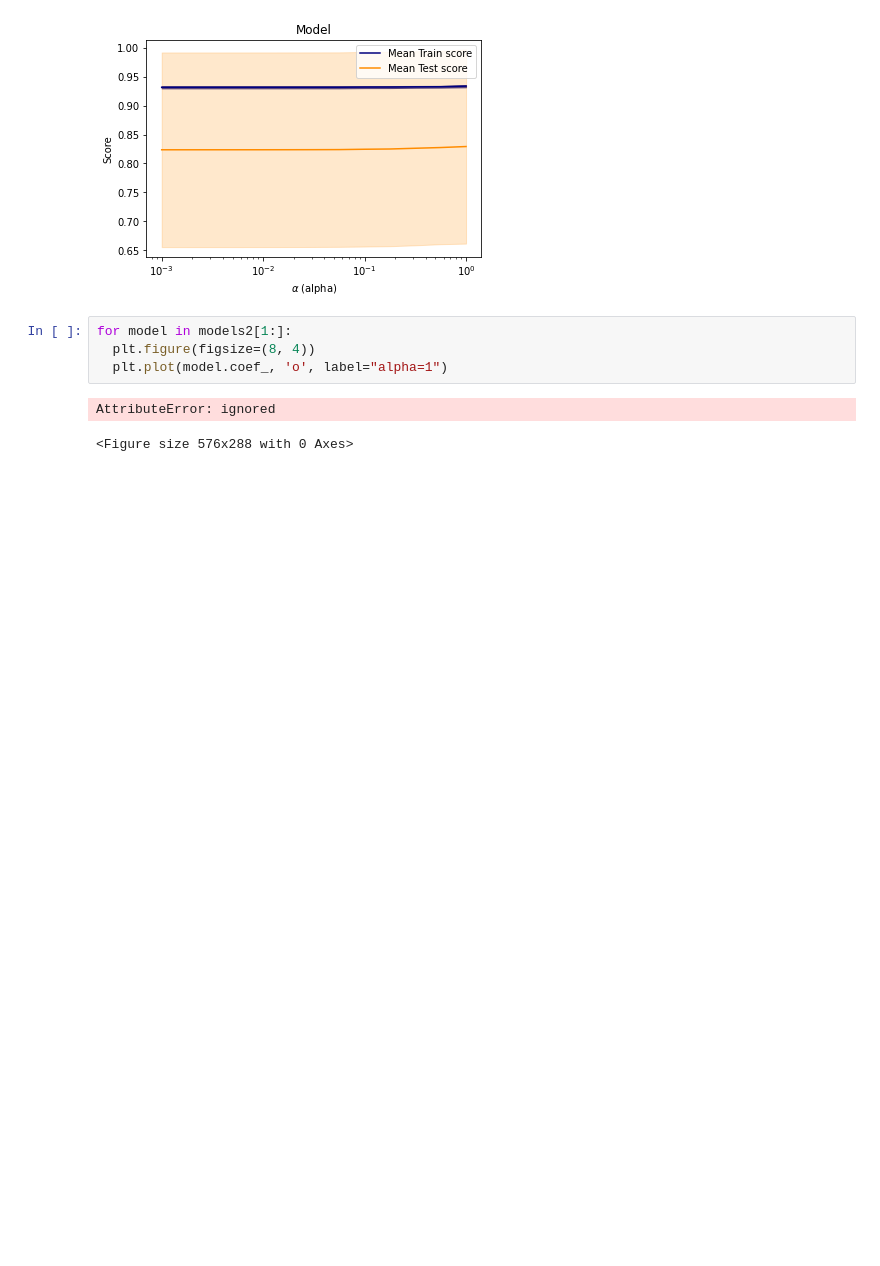
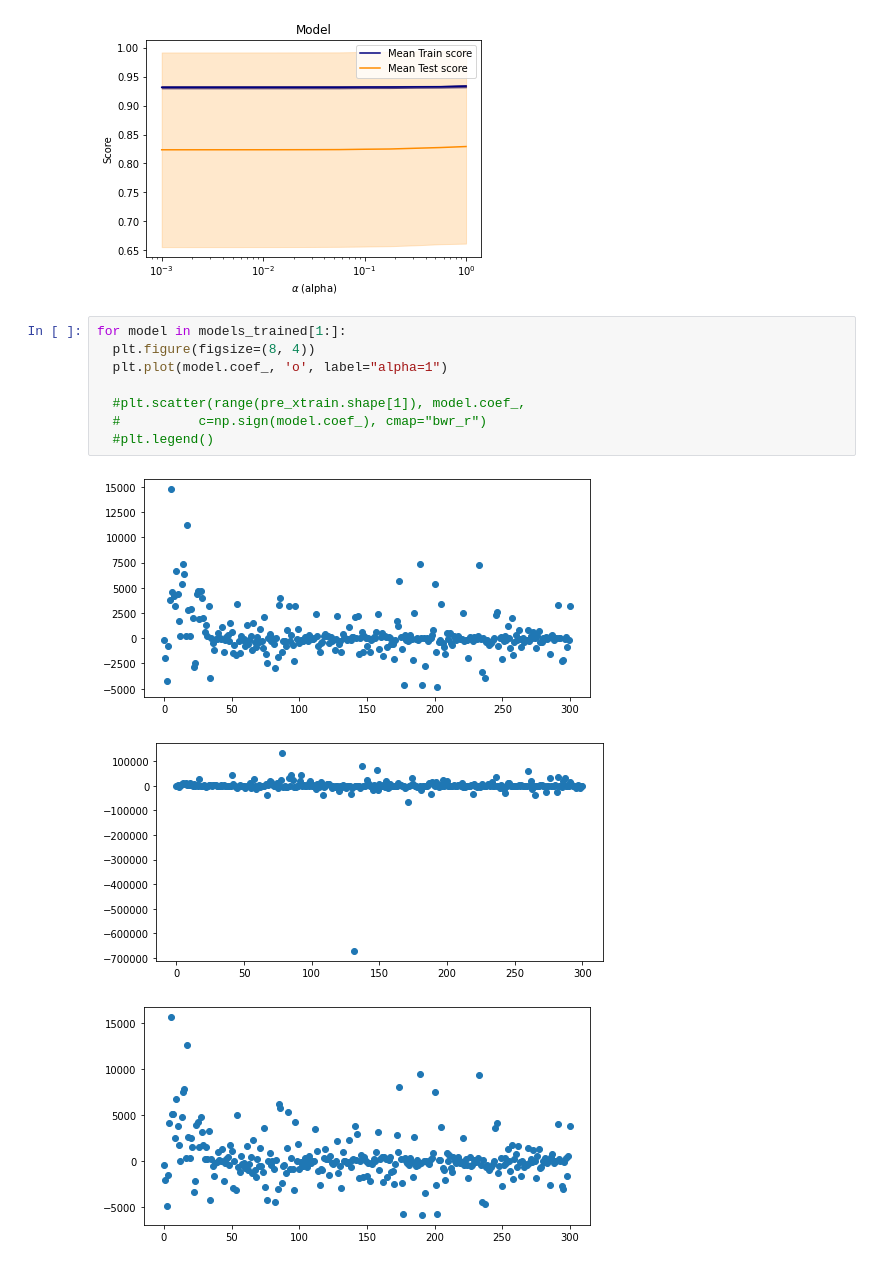
Before and after one commit to TawadrosGamal/Machine-learning-Implmentations, a Jupyter notebook: Regression_on_Ames_Housing_Dataset_.ipynb, the cells around one changed output. Saved outputs shown, nothing was run; the diff lists cells and outputs as text; blank space fills up the shorter version.

```diff
--- a/Regression_on_Ames_Housing_Dataset_.ipynb
+++ b/Regression_on_Ames_Housing_Dataset_.ipynb
@@ -321,12 +321,17 @@ for grid,index in zip(grids,range(len(grids)-1)):
 (13,)
 [figure]
 # %%
-for model in models2[1:]:
+for model in models_trained[1:]:
   plt.figure(figsize=(8, 4))
   plt.plot(model.coef_, 'o', label="alpha=1")
+
+  #plt.scatter(range(pre_xtrain.shape[1]), model.coef_,
+  #          c=np.sign(model.coef_), cmap="bwr_r")
+  #plt.legend()
 # %% [output]
-AttributeError: ignored
-<Figure size 576x288 with 0 Axes>
+[figure, added]
+[figure, added]
+[figure, added]
 # %%
 for model in models2:
 
```
Also changed, not shown: parts of 6 cells of this notebook.
